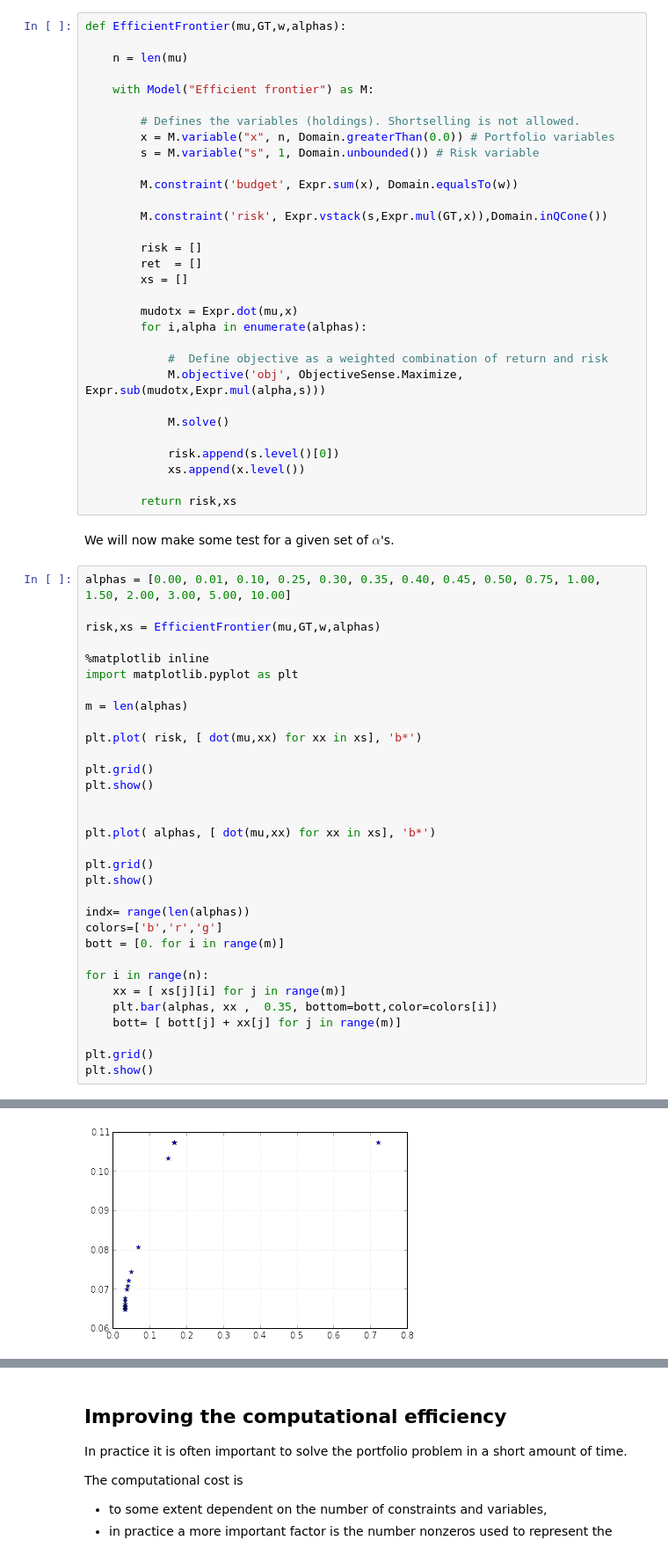
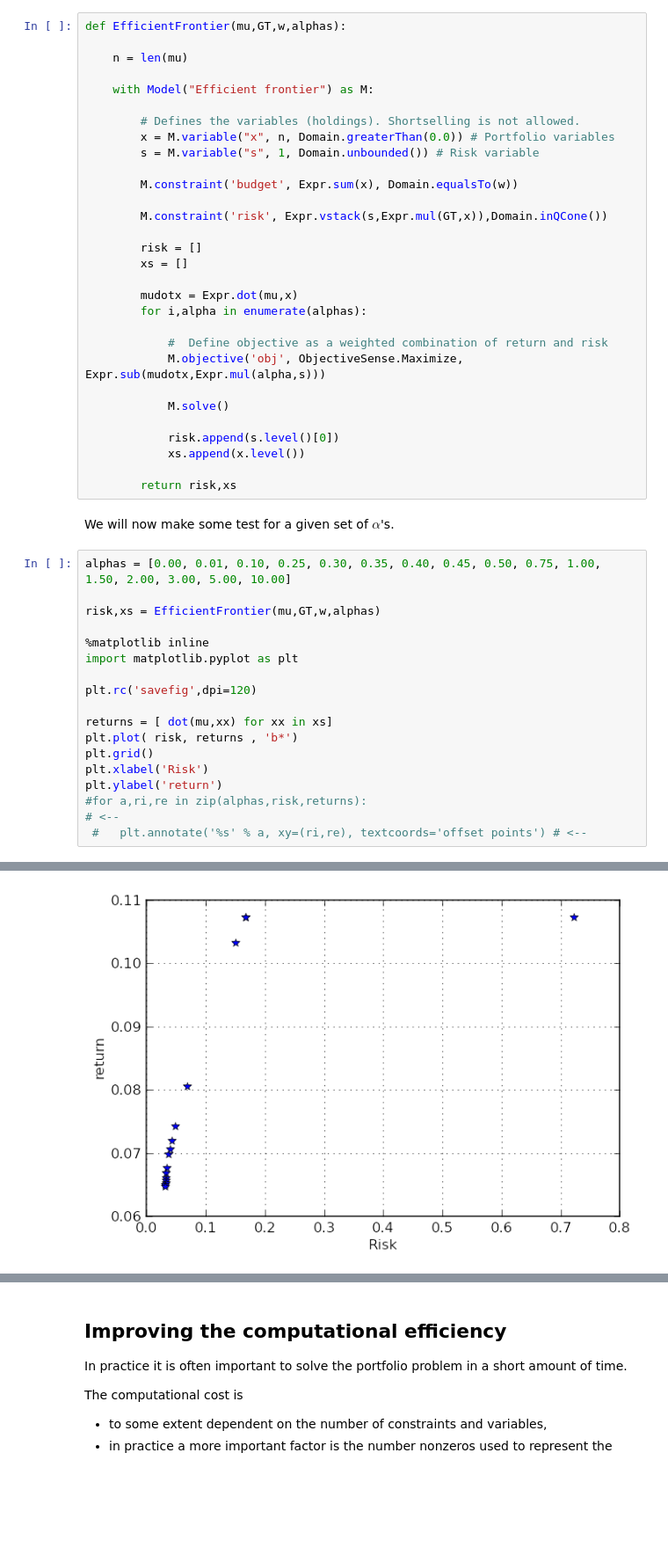
Before and after one commit to andreacassioli/MOSEK, a Jupyter notebook: notebook/ismp2015/portfolio-with-fusion.ipynb, the cells around one changed output, grey strips where cells are left out. Shown at 88% size. Drawn from its saved outputs; the diff is of its cells as text; blank space fills up the shorter version.

```diff
--- a/notebook/ismp2015/portfolio-with-fusion.ipynb
+++ b/notebook/ismp2015/portfolio-with-fusion.ipynb
@@ -228,7 +226,6 @@ def EfficientFrontier(mu,GT,w,alphas):
         M.constraint('risk', Expr.vstack(s,Expr.mul(GT,x)),Domain.inQCone())
 
         risk = []
-        ret  = []
         xs = []
 
         mudotx = Expr.dot(mu,x)
@@ -253,28 +250,13 @@ risk,xs = EfficientFrontier(mu,GT,w,alphas)
 %matplotlib inline
 import matplotlib.pyplot as plt
 
-m = len(alphas)
+plt.rc('savefig',dpi=120)
 
-plt.plot( risk, [ dot(mu,xx) for xx in xs], 'b*')
-
+returns = [ dot(mu,xx) for xx in xs]
+plt.plot( risk, returns , 'b*')
 plt.grid()
-plt.show()
-
-
-plt.plot( alphas, [ dot(mu,xx) for xx in xs], 'b*')
-
-plt.grid()
-plt.show()
-
-indx= range(len(alphas))
-colors=['b','r','g']
-bott = [0. for i in range(m)]
-
-for i in range(n):
-    xx = [ xs[j][i] for j in range(m)]
-    plt.bar(alphas, xx ,  0.35, bottom=bott,color=colors[i])
-    bott= [ bott[j] + xx[j] for j in range(m)]
-
-plt.grid()
-plt.show()
+plt.xlabel('Risk')
+plt.ylabel('return')
+#for a,ri,re in zip(alphas,risk,returns):                                                # <--
+ #   plt.annotate('%s' % a, xy=(ri,re), textcoords='offset points') # <--
 # %% [output]
@@ -281 +264 @@ plt.show()
-[figure, old version]
+[figure, new version]
```
Also changed, not shown: parts of 9 cells of this notebook, 2 other files.
